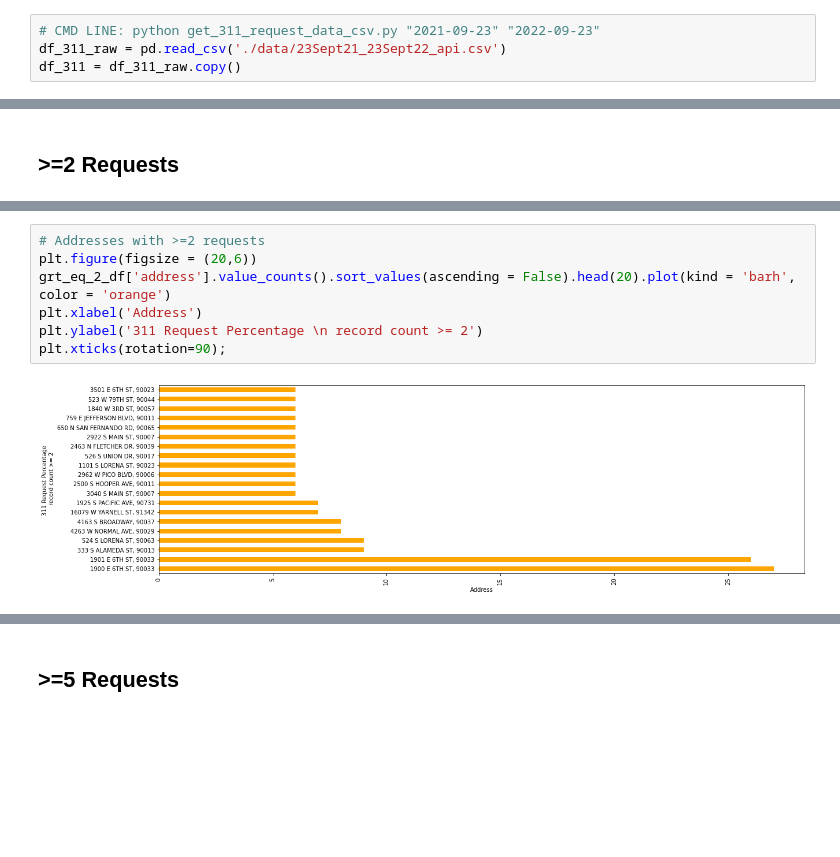
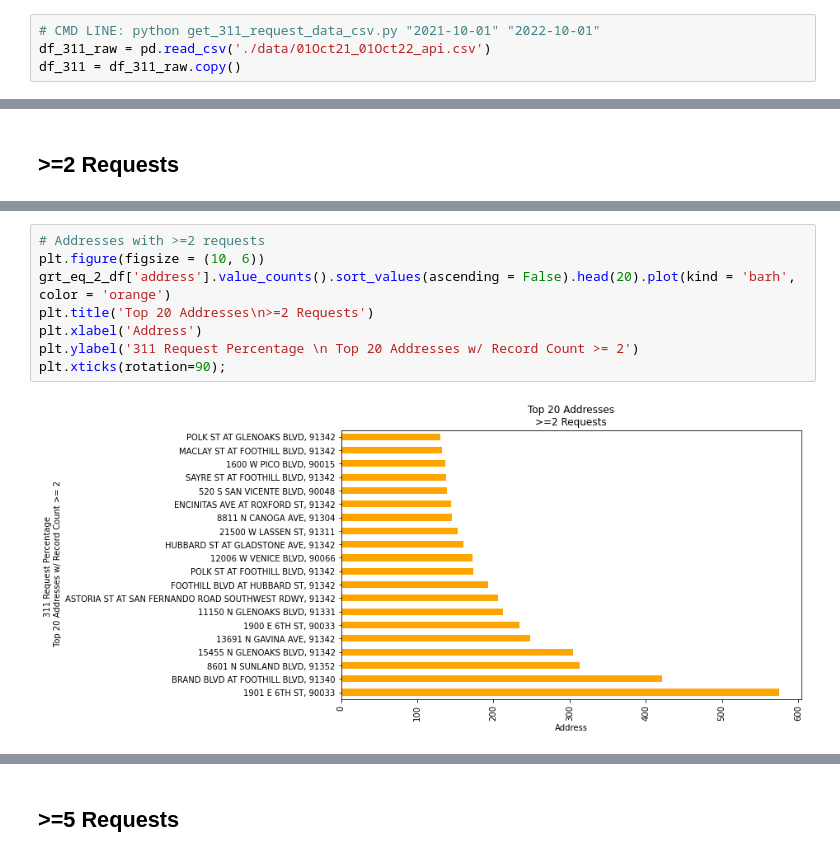
Before and after one commit to ajmachado42/Hack-for-LA-311-Data, a Jupyter notebook: I-1279/01_api_clean_eda.ipynb, the cells around one changed output, grey strips where cells are left out. Cells and saved outputs as stored; diff of their text form; blank space fills up the shorter version.

```diff
--- a/I-1279/01_api_clean_eda.ipynb
+++ b/I-1279/01_api_clean_eda.ipynb
@@ -49,6 +52,6 @@ df_311_1000 = json_normalize(json_311)
 # %% [output]
 '\nurl = "https://data.lacity.org/resource/i5ke-k6by.json"\nreq = requests.get(url)\nprint(f\'Status: {req.status_code}\')\n\njson_311 = req.json()\ndf_311_1000 = json_normalize(json_311)\n'
 # %%
-# CMD LINE: python get_311_request_data_csv.py "2021-09-23" "2022-09-23"
-df_311_raw = pd.read_csv('./data/23Sept21_23Sept22_api.csv')
+# CMD LINE: python get_311_request_data_csv.py "2021-10-01" "2022-10-01"
+df_311_raw = pd.read_csv('./data/01Oct21_01Oct22_api.csv')
 df_311 = df_311_raw.copy()
@@ -372,12 +396,13 @@ grt_eq_2_type_nc_ct.sort_values(by = 'request_count', ascending = False).head(20
 # %%
 # Addresses with >=2 requests
-plt.figure(figsize = (20,6))
+plt.figure(figsize = (10, 6))
 grt_eq_2_df['address'].value_counts().sort_values(ascending = False).head(20).plot(kind = 'barh', color = 'orange')
+plt.title('Top 20 Addresses\n>=2 Requests')
 plt.xlabel('Address')
-plt.ylabel('311 Request Percentage \n record count >= 2')
+plt.ylabel('311 Request Percentage \n Top 20 Addresses w/ Record Count >= 2')
 plt.xticks(rotation=90);
 # %% [output]
-[figure, old version]
+[figure, new version]
 # %%
 # count of requests by type and address for addresses with >= 2 requests
 grt_eq_2_type_add_ct = grt_eq_2_df.groupby(['typeName', 'address'])['requestId'].agg('count').reset_index(name = 'request_count')
```
Also changed, not shown: parts of 39 cells of this notebook, 3 other files.
